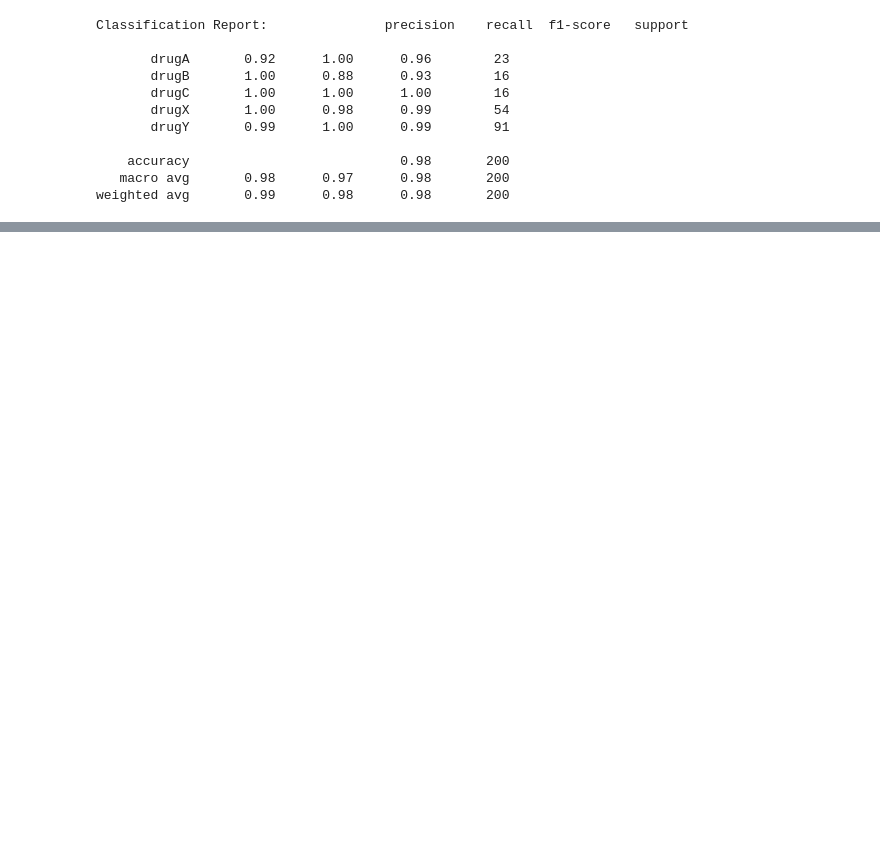
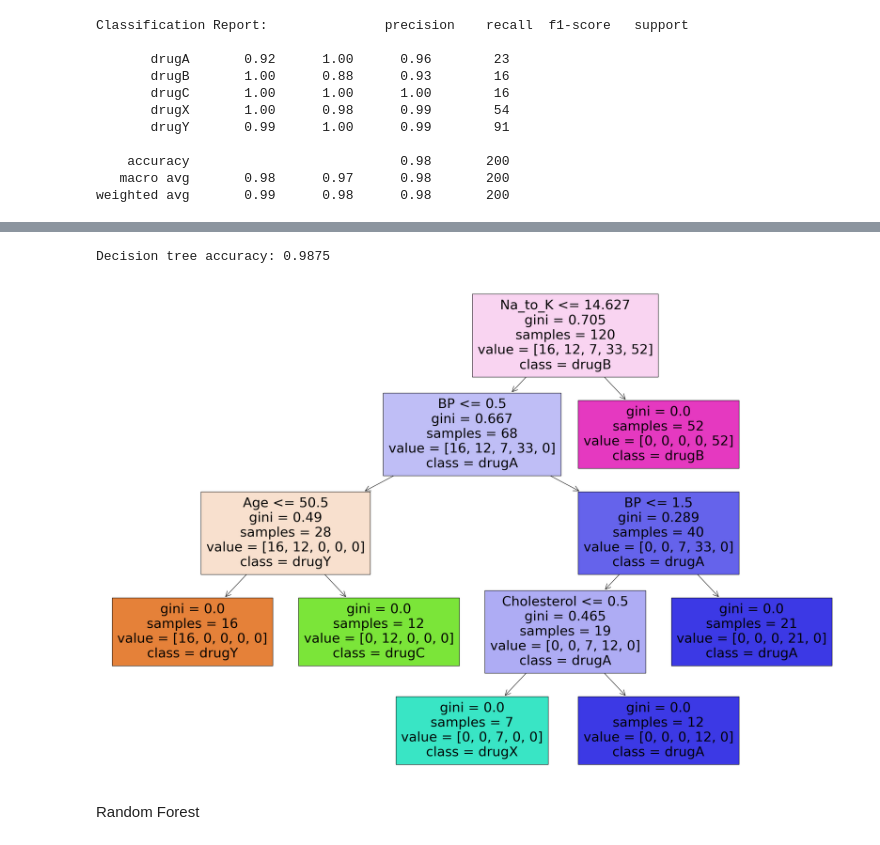
Before and after one commit to amirbek-akramov/DataScience, a Jupyter notebook: DataScience/Classification/scikit-learn.Classification.DecisionTreeAlgorithm.ipynb, the cells around one changed output, grey strips where cells are left out. Saved outputs shown, nothing was run; the diff lists cells and outputs as text; code cells hidden in the pictures; blank space fills up the shorter version.

```diff
--- a/DataScience/Classification/scikit-learn.Classification.DecisionTreeAlgorithm.ipynb
+++ b/DataScience/Classification/scikit-learn.Classification.DecisionTreeAlgorithm.ipynb
@@ -117,0 +145,14 @@ plt.show()
+# %%
+tree_model = DecisionTreeClassifier(min_samples_leaf=5)
+tree_model.fit(X_train, y_train)
+y_predict = tree_model.predict(X_test)
+print("Decision tree accuracy:", accuracy_score(y_test, y_predict))
+
+plt.figure(figsize=(30,20))
+tree.plot_tree(tree_model, feature_names=cols, class_names=classes, filled=True)
+plt.show()
+# %% [output]
+Decision tree accuracy: 0.9875
+[figure, added]
+# %% [markdown]
+Random Forest
```
Also changed, not shown: parts of 10 cells of this notebook, 5 other files.
